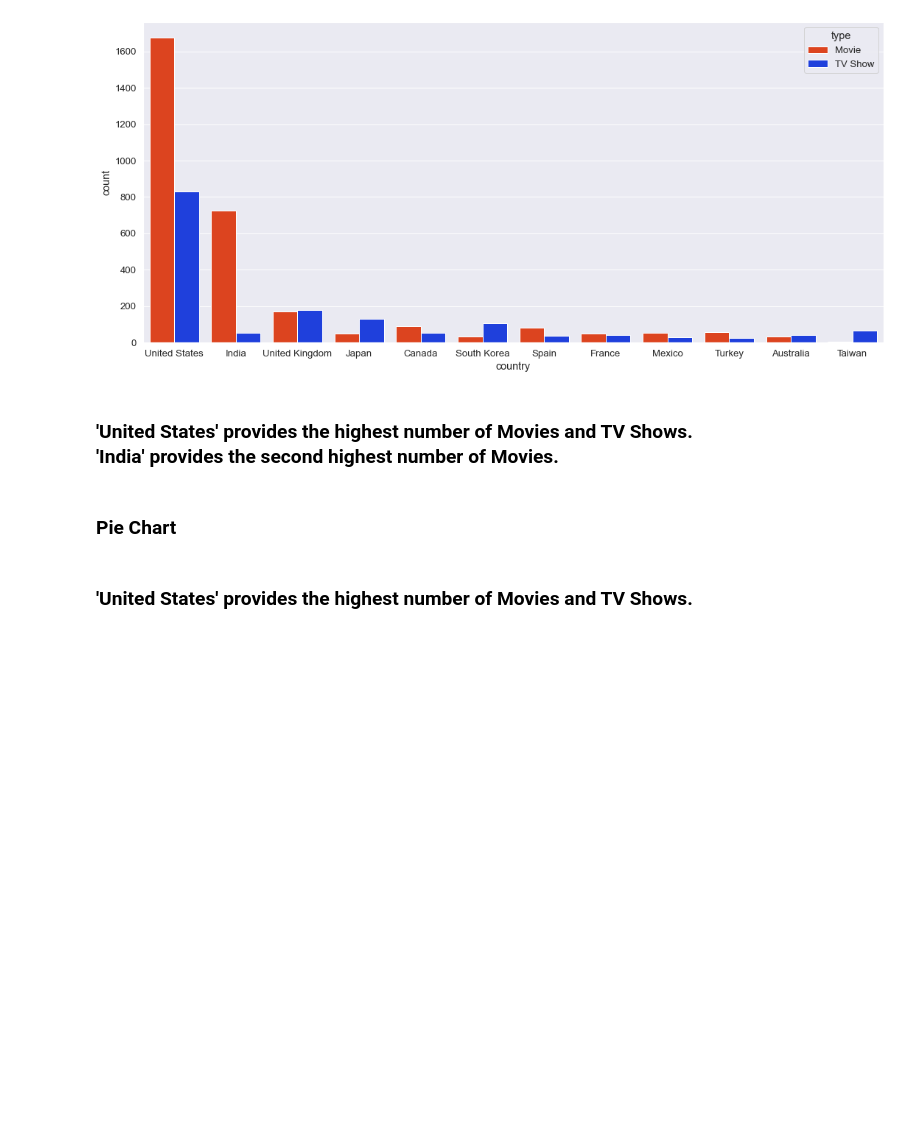
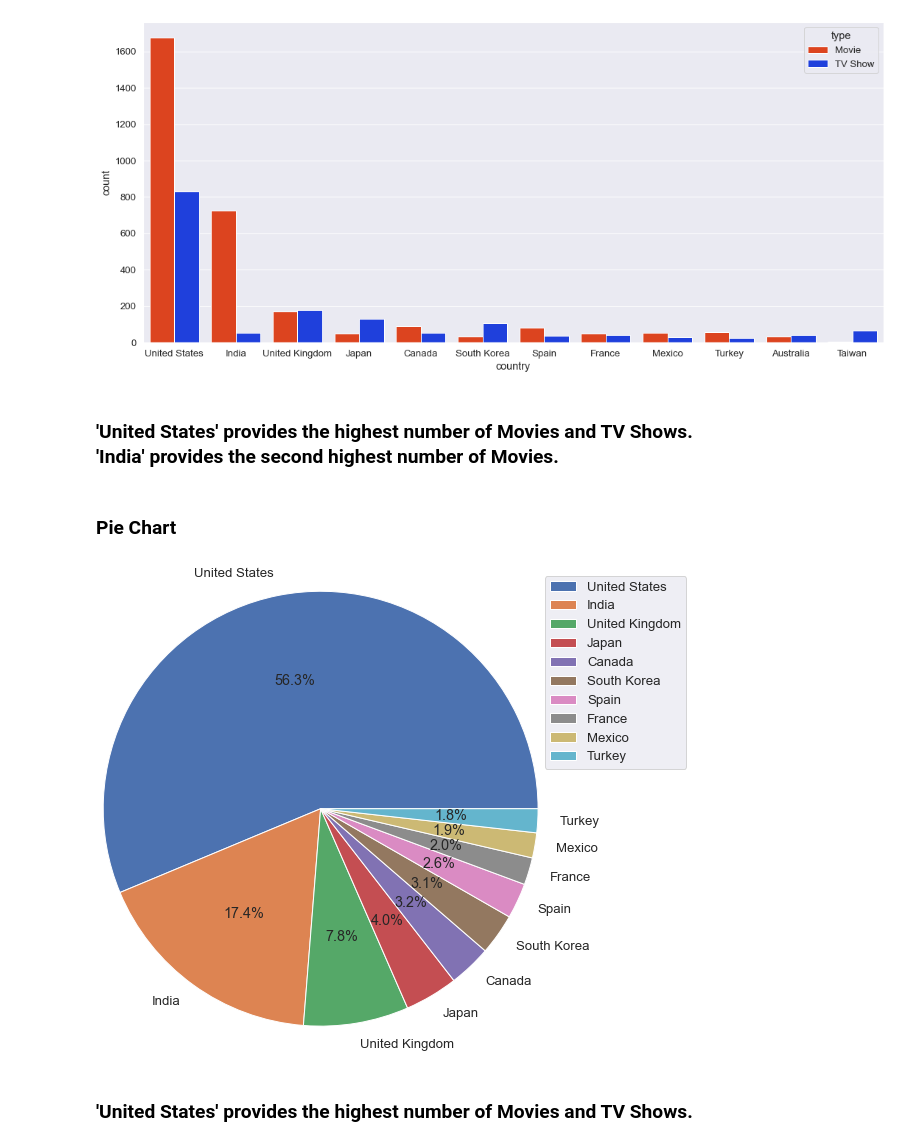
Before and after one commit to Vinayakk83/Netflix-Movies-and-TV-Shows, a Jupyter notebook: main.ipynb, the cells around one changed output. Saved outputs shown, nothing was run; the diff lists cells and outputs as text; code cells hidden in the pictures; blank space fills up the shorter version.

```diff
--- a/main.ipynb
+++ b/main.ipynb
@@ -234,3 +228,10 @@ fig.show()
+# %%
+top_10 = df['country'].value_counts()[: 10]
+plt.pie(top_10, labels = top_10.index, radius = 2.5, autopct = '%1.1f%%')
+plt.legend(loc = 'upper left', bbox_to_anchor=(1.5,1.6))
+plt.show()
+# %% [output]
+[figure, added]
 # %% [markdown]
 <h3>'United States' provides the highest number of Movies and TV Shows.</h3>
 # %%
```
Also changed, not shown: parts of 5 cells of this notebook.
